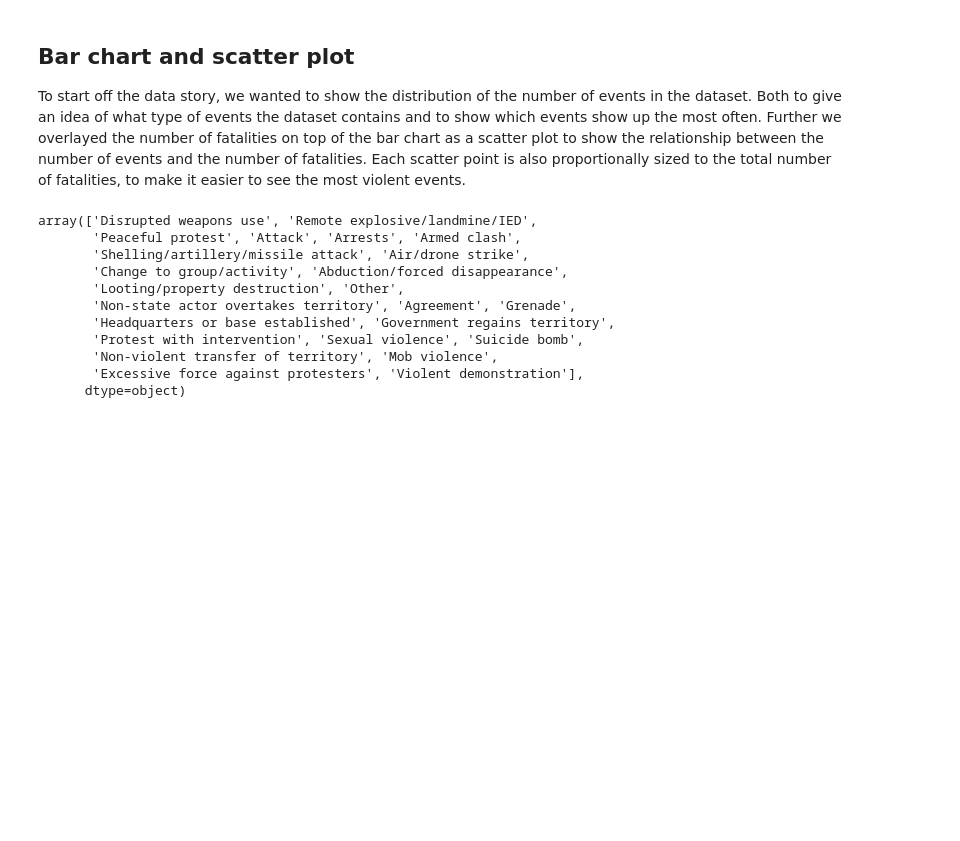
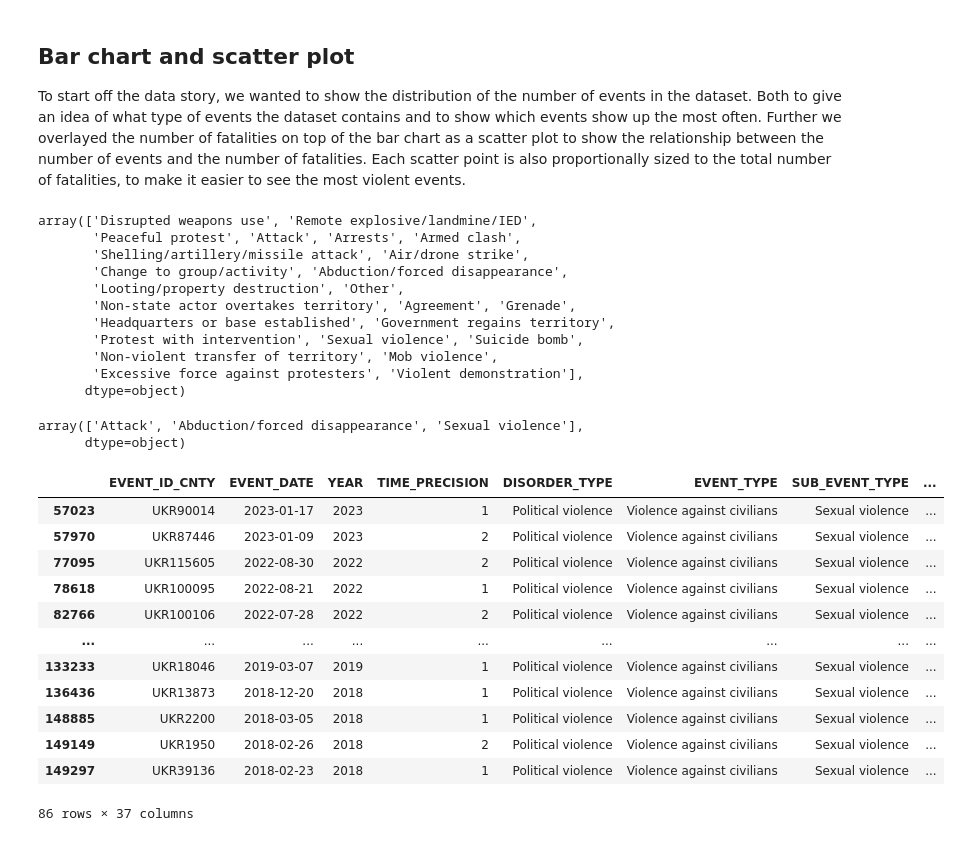
Before and after one commit to lukyrasocha/civillians-at-crossroads, a Jupyter notebook: final_project.ipynb, the cells around one changed output. Cells and saved outputs as stored; diff of their text form; code cells hidden in the pictures; blank space fills up the shorter version.

```diff
--- a/final_project.ipynb
+++ b/final_project.ipynb
@@ -384,3 +384,24 @@ array(['Disrupted weapons use', 'Remote explosive/landmine/IED',
        'Non-violent transfer of territory', 'Mob violence',
        'Excessive force against protesters', 'Violent demonstration'],
       dtype=object)
+# %%
+data[data["EVENT_TYPE"] == 'Violence against civilians']["SUB_EVENT_TYPE"].unique()
+# %% [output]
+array(['Attack', 'Abduction/forced disappearance', 'Sexual violence'],
+      dtype=object)
+# %%
+data[data["SUB_EVENT_TYPE"] == 'Sexual violence']
+# %% [output]
+|  | EVENT_ID_CNTY | EVENT_DATE | YEAR | TIME_PRECISION | DISORDER_TYPE | EVENT_TYPE | SUB_EVENT_TYPE | ... |
+| 57023 | UKR90014 | 2023-01-17 | 2023 | 1 | Political violence | Violence against civilians | Sexual violence | ... |
+| 57970 | UKR87446 | 2023-01-09 | 2023 | 2 | Political violence | Violence against civilians | Sexual violence | ... |
+| 77095 | UKR115605 | 2022-08-30 | 2022 | 2 | Political violence | Violence against civilians | Sexual violence | ... |
+| 78618 | UKR100095 | 2022-08-21 | 2022 | 1 | Political violence | Violence against civilians | Sexual violence | ... |
+| 82766 | UKR100106 | 2022-07-28 | 2022 | 2 | Political violence | Violence against civilians | Sexual violence | ... |
+| ... | ... | ... | ... | ... | ... | ... | ... | ... |
+| 133233 | UKR18046 | 2019-03-07 | 2019 | 1 | Political violence | Violence against civilians | Sexual violence | ... |
+| 136436 | UKR13873 | 2018-12-20 | 2018 | 1 | Political violence | Violence against civilians | Sexual violence | ... |
+| 148885 | UKR2200 | 2018-03-05 | 2018 | 1 | Political violence | Violence against civilians | Sexual violence | ... |
+| 149149 | UKR1950 | 2018-02-26 | 2018 | 2 | Political violence | Violence against civilians | Sexual violence | ... |
+| 149297 | UKR39136 | 2018-02-23 | 2018 | 1 | Political violence | Violence against civilians | Sexual violence | ... |
+86 rows × 37 columns
```
Also changed, not shown: parts of 1 cell of this notebook, 1 other file.
